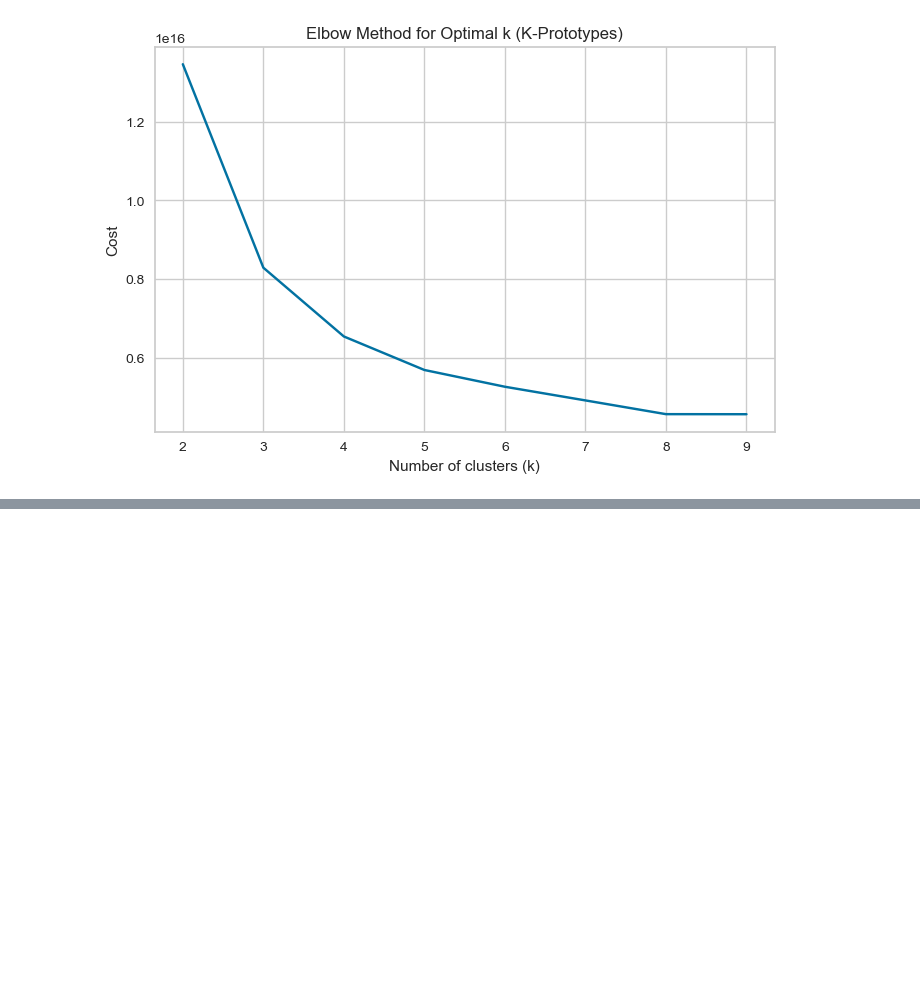
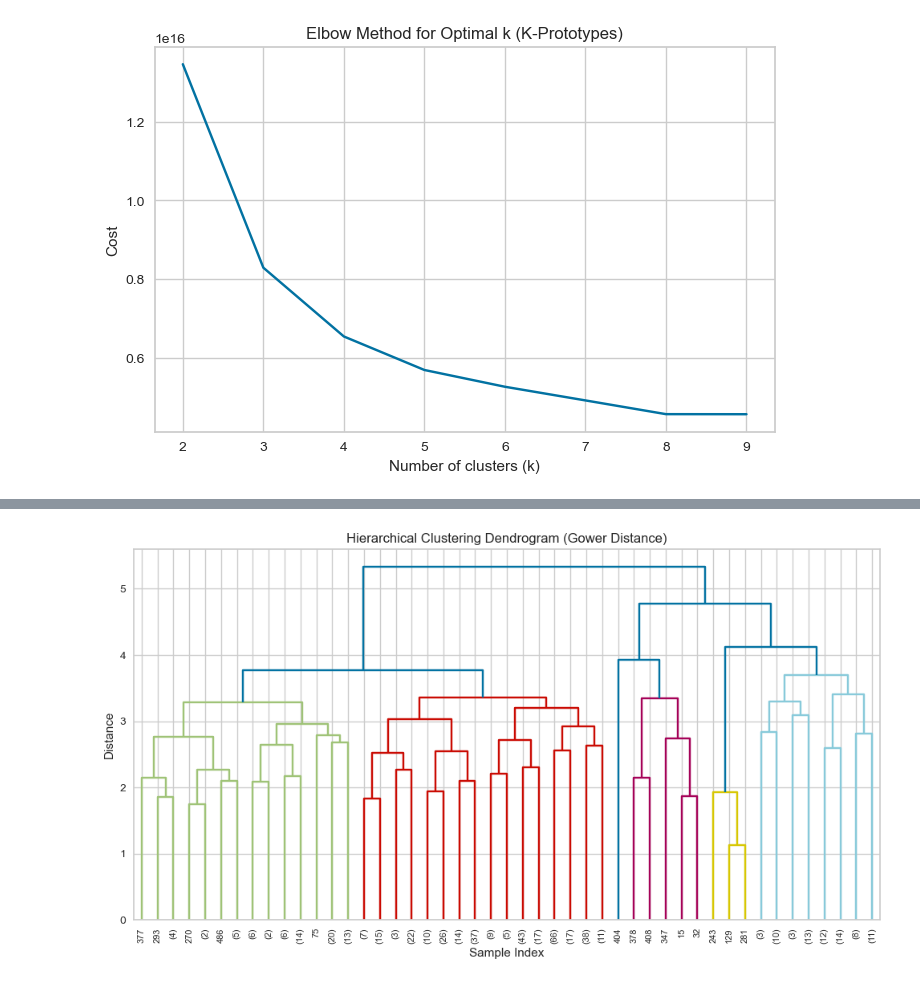
Before and after one commit to Kavindya-1/FYP, a Jupyter notebook: Initial notebook.ipynb, the cells around one changed output, grey strips where cells are left out. Cells and saved outputs as stored; diff of their text form; code cells hidden in the pictures; blank space fills up the shorter version.

Commit message:
Gower method

```diff
--- a/Initial notebook.ipynb
+++ b/Initial notebook.ipynb
@@ -800,0 +825,33 @@ Requirement already satisfied: numpy in c:\programdata\anaconda3\lib\site-packag
+# %%
+import gower
+
+gower_dist = gower.gower_matrix(gower_df)
+# %%
+from sklearn.cluster import AgglomerativeClustering
+
+n_clusters = 4  # change after dendrogram analysis
+
+hc = AgglomerativeClustering(
+    n_clusters=n_clusters,
+    metric='precomputed',
+    linkage='average'
+)
+
+gower_df['Cluster'] = hc.fit_predict(gower_dist)
+# %%
+from scipy.cluster.hierarchy import linkage, dendrogram
+import matplotlib.pyplot as plt
+
+sample = gower_df.sample(n=500, random_state=42)
+gower_sample = gower.gower_matrix(sample)
+
+Z = linkage(gower_sample, method='average')
+
+plt.figure(figsize=(12, 6))
+dendrogram(Z, truncate_mode='level', p=5)
+plt.title("Hierarchical Clustering Dendrogram (Gower Distance)")
+plt.xlabel("Sample Index")
+plt.ylabel("Distance")
+plt.show()
+# %% [output]
+[figure, added]
```
Also changed, not shown: parts of 8 cells of this notebook, 1 other file.
